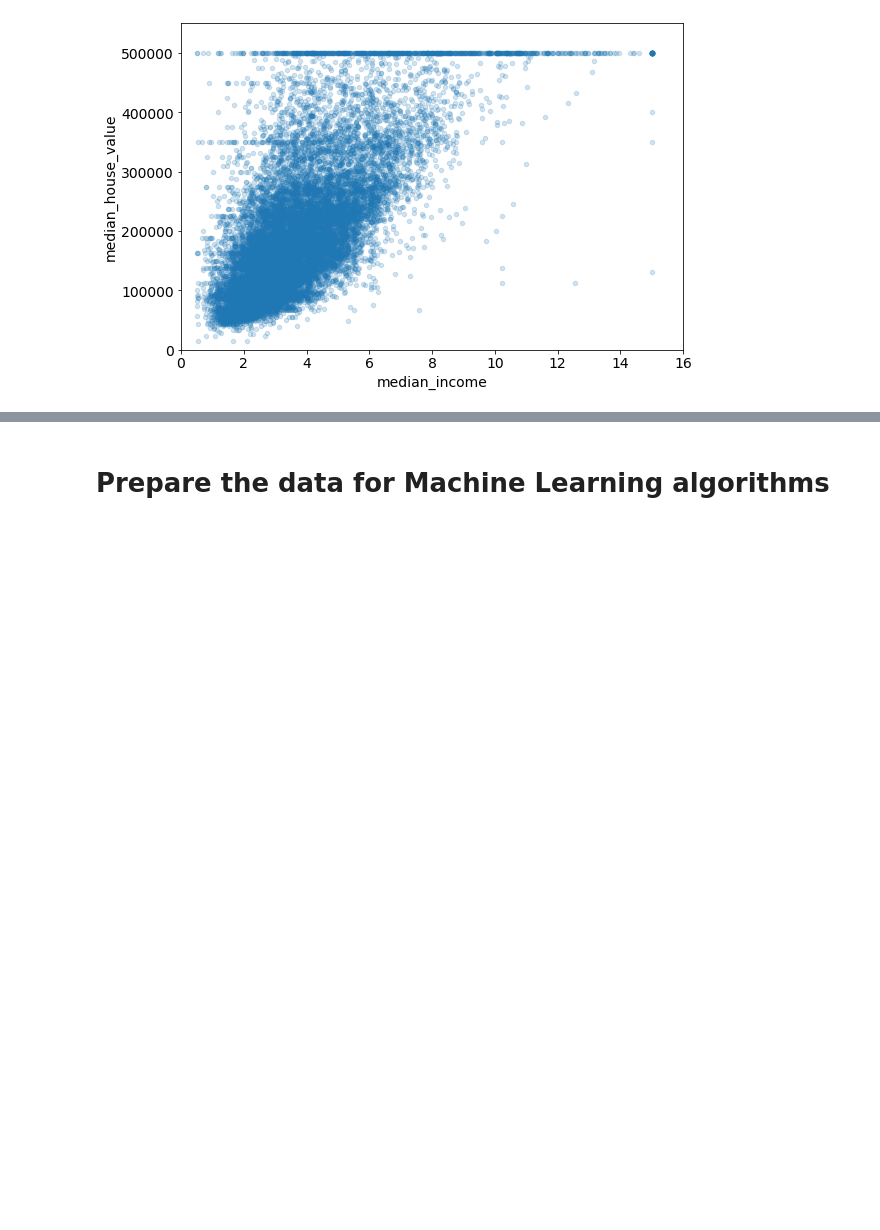
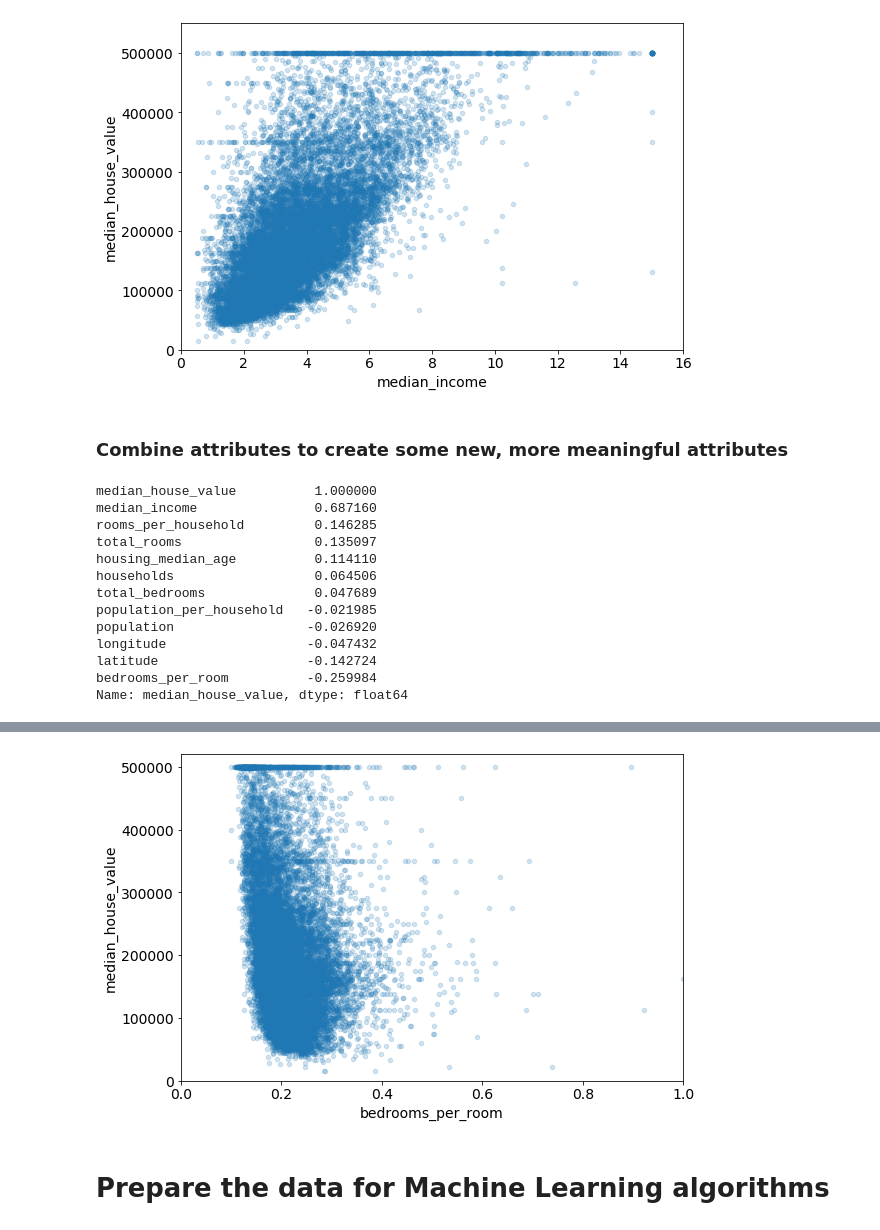
Before and after one commit to sandulas/Machine-Learning, a Jupyter notebook: CaliforniaHousing - Clean.ipynb, the cells around one changed output, grey strips where cells are left out. Drawn from its saved outputs; the diff is of its cells as text; code cells hidden in the pictures; blank space fills up the shorter version.

```diff
--- a/CaliforniaHousing - Clean.ipynb
+++ b/CaliforniaHousing - Clean.ipynb
@@ -251,7 +257,31 @@ latitude             -0.142724
 Name: median_house_value, dtype: float64
 [0, 16, 0, 550000]
 [figure]
+# %% [markdown]
+### Combine attributes to create some new, more meaningful attributes
 # %%
 housing["rooms_per_household"] = housing["total_rooms"]/housing["households"]
 housing["bedrooms_per_room"] = housing["total_bedrooms"]/housing["total_rooms"]
 housing["population_per_household"]=housing["population"]/housing["households"]
+
+corr_matrix = housing.corr()
+print(corr_matrix["median_house_value"].sort_values(ascending=False))
+
+housing.plot(kind="scatter", x="bedrooms_per_room", y="median_house_value", alpha=0.2, figsize=(9,6))
+plt.axis([0, 1, 0, 520000])
+
+housing.describe()
+# %% [output]
+median_house_value          1.000000
+median_income               0.687160
+rooms_per_household         0.146285
+total_rooms                 0.135097
+housing_median_age          0.114110
+households                  0.064506
+total_bedrooms              0.047689
+population_per_household   -0.021985
+population                 -0.026920
+longitude                  -0.047432
+latitude                   -0.142724
+bedrooms_per_room          -0.259984
+Name: median_house_value, dtype: float64
@@ -257,0 +297 @@ housing["population_per_household"]=housing["population"]/housing["households"]
+[figure, added]
```
Also changed, not shown: parts of 11 cells of this notebook.
